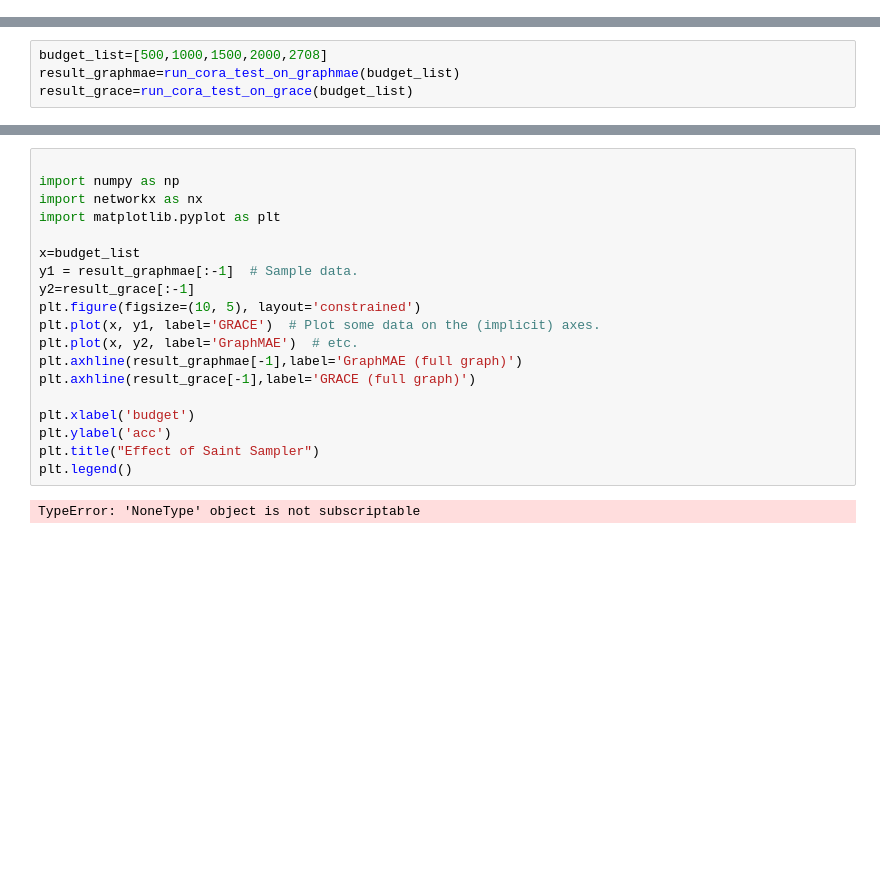
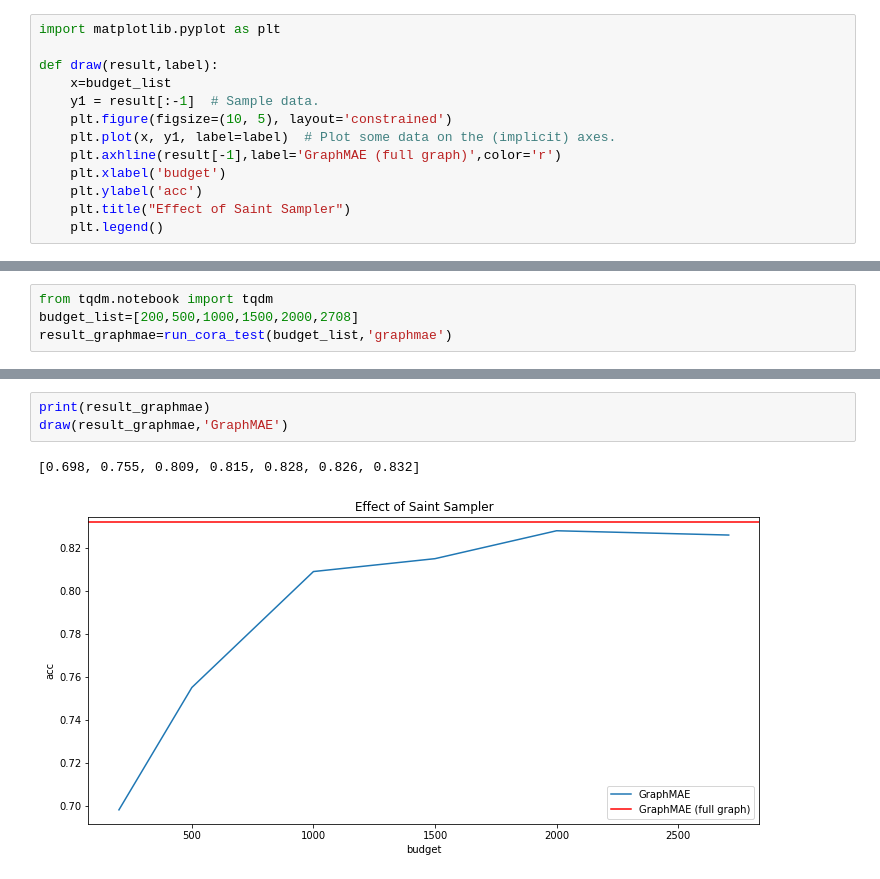
Before and after one commit to CladernyJorn/SSL-GNN-Project, a Jupyter notebook: Effect_of_Saint_Sampler.ipynb, the cells around one changed output, grey strips where cells are left out. Drawn from its saved outputs; the diff is of its cells as text; blank space fills up the shorter version.

```diff
--- a/Effect_of_Saint_Sampler.ipynb
+++ b/Effect_of_Saint_Sampler.ipynb
@@ -163,2 +115,15 @@ def run_cora_test_on_grace(budget_list):
+# %%
+import matplotlib.pyplot as plt
+
+def draw(result,label):
+    x=budget_list
+    y1 = result[:-1]  # Sample data.
+    plt.figure(figsize=(10, 5), layout='constrained')
+    plt.plot(x, y1, label=label)  # Plot some data on the (implicit) axes.
+    plt.axhline(result[-1],label='GraphMAE (full graph)',color='r')
+    plt.xlabel('budget')
+    plt.ylabel('acc')
+    plt.title("Effect of Saint Sampler")
+    plt.legend()
 # %% [markdown]
 ## Then train
@@ -166,5 +132,5 @@ For fairness in comparison, the number of training sessions is set to the defaul
 # %%
-budget_list=[500,1000,1500,2000,2708]
-result_graphmae=run_cora_test_on_graphmae(budget_list)
-result_grace=run_cora_test_on_grace(budget_list)
+from tqdm.notebook import tqdm
+budget_list=[200,500,1000,1500,2000,2708]
+result_graphmae=run_cora_test(budget_list,'graphmae')
 # %% [output]
@@ -197,21 +215,6 @@ num parameters for finetuning: 3591
-# %%
-
-import numpy as np
-import networkx as nx
-import matplotlib.pyplot as plt
-
-x=budget_list
-y1 = result_graphmae[:-1]  # Sample data.
-y2=result_grace[:-1]
-plt.figure(figsize=(10, 5), layout='constrained')
-plt.plot(x, y1, label='GRACE')  # Plot some data on the (implicit) axes.
-plt.plot(x, y2, label='GraphMAE')  # etc.
-plt.axhline(result_graphmae[-1],label='GraphMAE (full graph)')
-plt.axhline(result_grace[-1],label='GRACE (full graph)')
-
-plt.xlabel('budget')
-plt.ylabel('acc')
-plt.title("Effect of Saint Sampler")
-plt.legend()
-# %% [output]
-TypeError: 'NoneType' object is not subscriptable
+# %%
+print(result_graphmae)
+draw(result_graphmae,'GraphMAE')
+# %% [output]
+[0.698, 0.755, 0.809, 0.815, 0.828, 0.826, 0.832]
+[figure, added]
```
Also changed, not shown: parts of 12 cells of this notebook, 23 other files.
